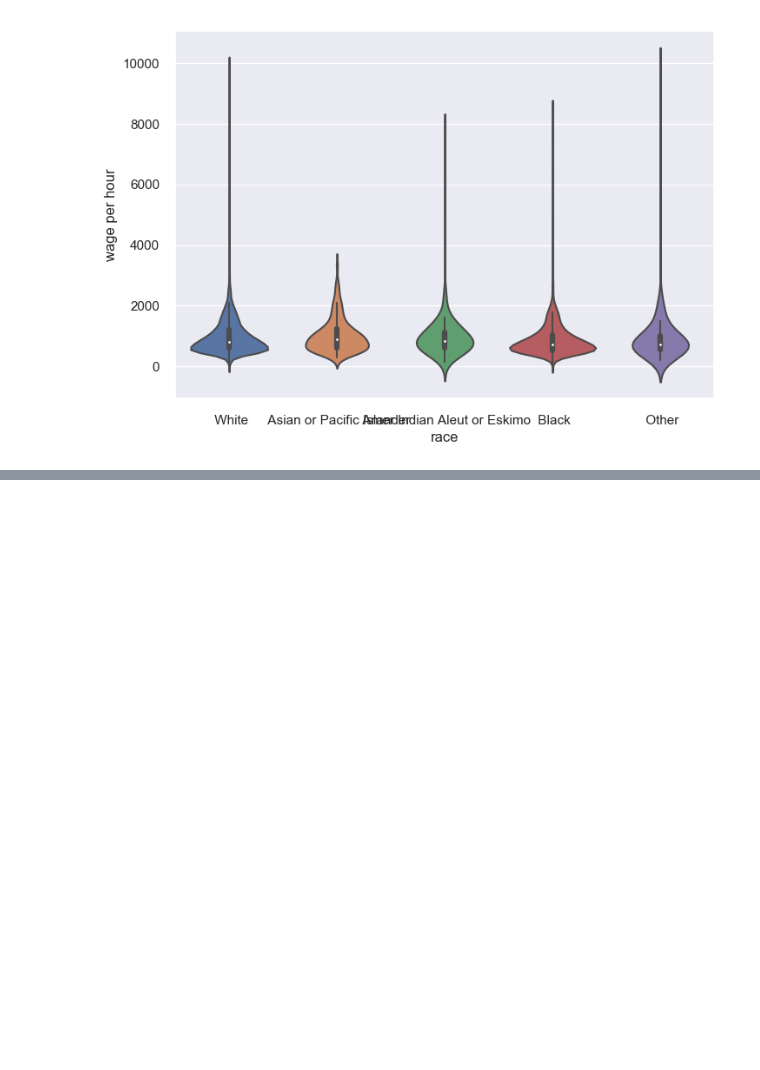
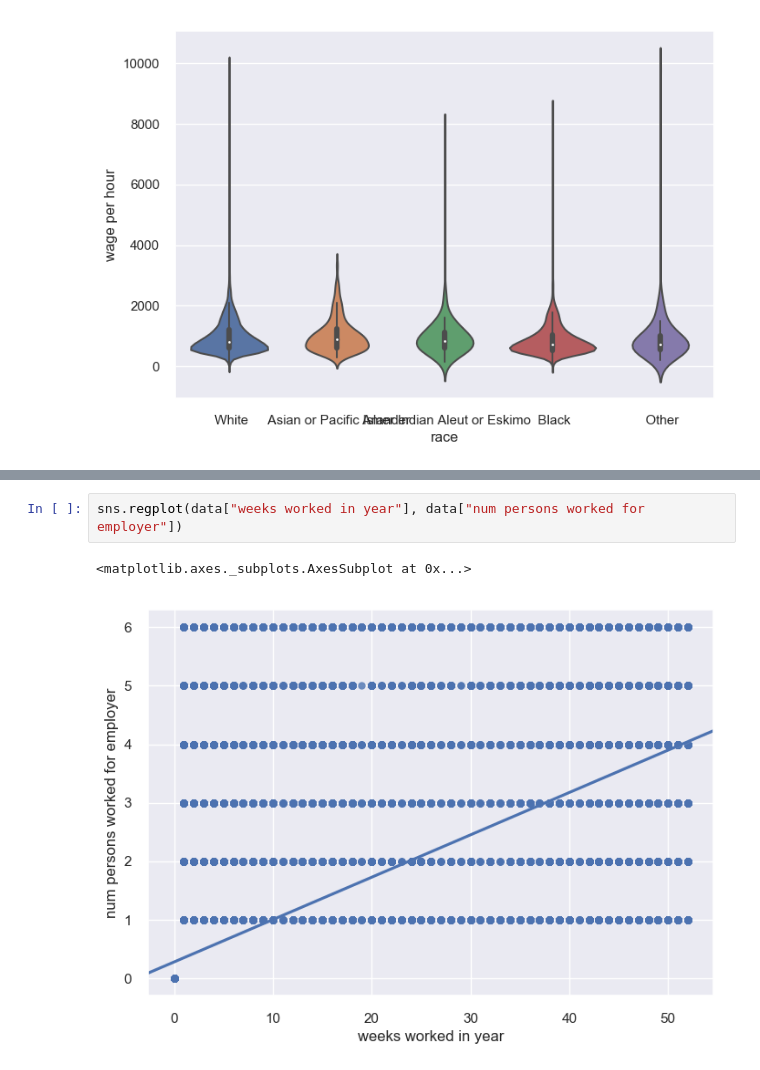
Before and after one commit to huntekah/Warsztaty_Big_Data_Allegro_Lidl, a Jupyter notebook: Warsztaty_Big_Data_Allegro_Lidl.ipynb, the cells around one changed output, grey strips where cells are left out. Saved outputs shown, nothing was run; the diff lists cells and outputs as text; blank space fills up the shorter version.

```diff
--- a/Warsztaty_Big_Data_Allegro_Lidl.ipynb
+++ b/Warsztaty_Big_Data_Allegro_Lidl.ipynb
@@ -228,0 +242,5 @@ sns.violinplot(y = wage_per_hour[wage_per_hour>0],  x = data["race"])
+# %%
+sns.regplot(data["weeks worked in year"], data["num persons worked for employer"])
+# %% [output]
+<matplotlib.axes._subplots.AxesSubplot at 0x...>
+[figure, added]
```
Also changed, not shown: parts of 8 cells of this notebook.
